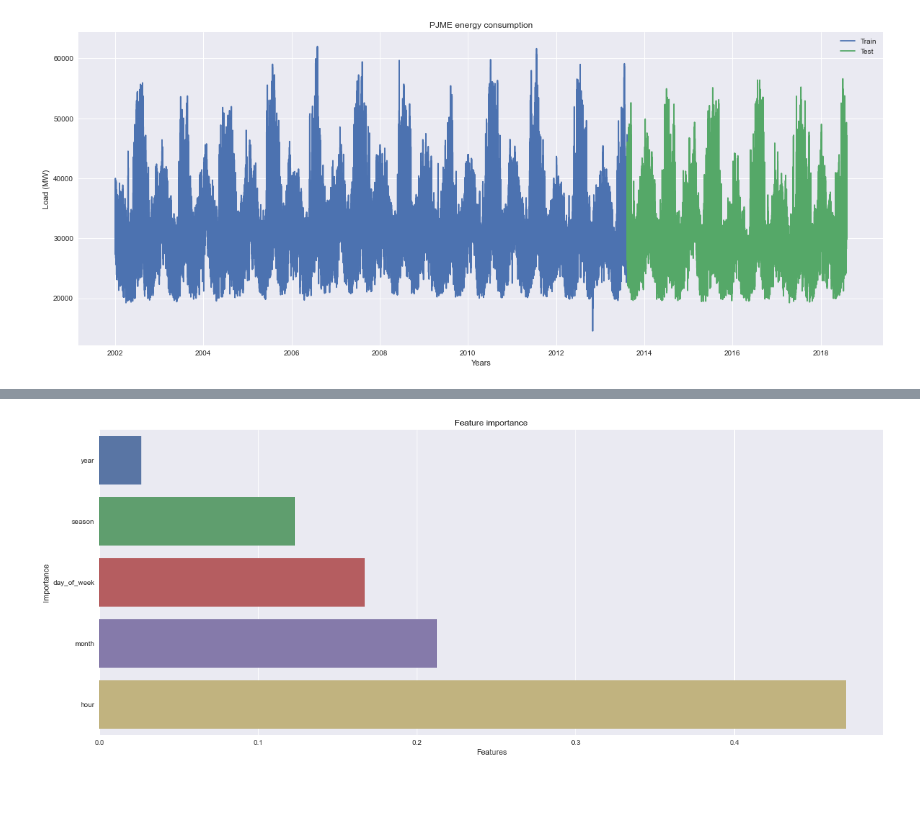
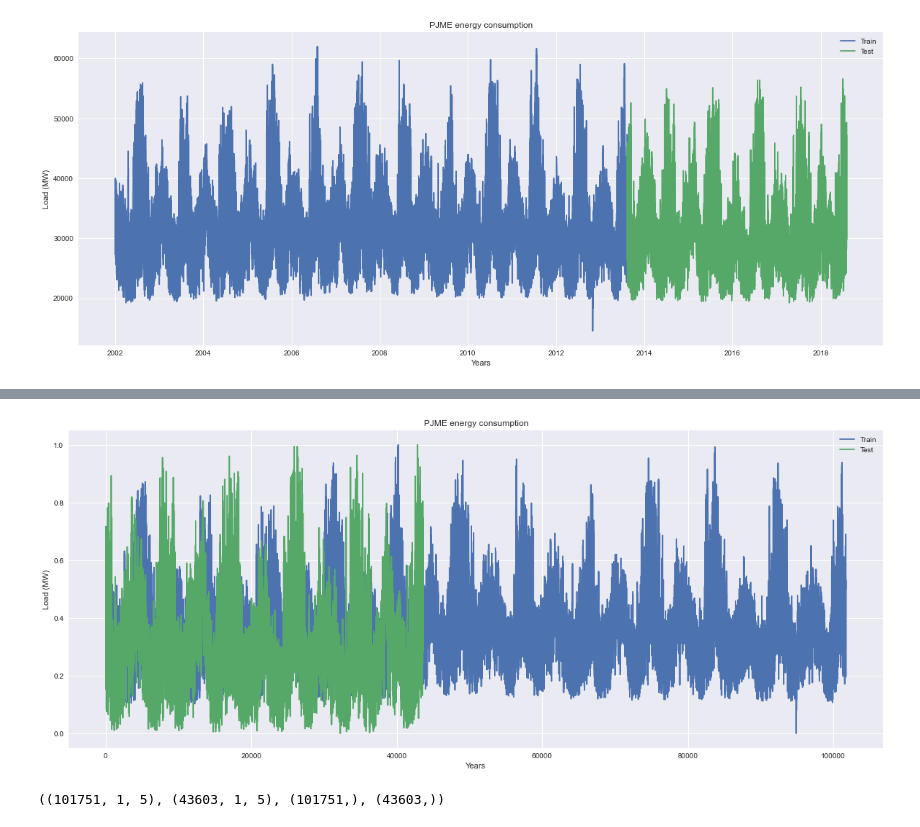
Before and after one commit to raid-teyar/EneregyConsumption, a Jupyter notebook: energy_consumption.ipynb, the cells around one changed output, grey strips where cells are left out. Drawn from its saved outputs; the diff is of its cells as text; code cells hidden in the pictures; blank space fills up the shorter version.

```diff
--- a/energy_consumption.ipynb
+++ b/energy_consumption.ipynb
@@ -223,16 +215,3 @@ plt.legend()
 plt.show()
 # %% [output]
 [figure]
-# %%
-train = split_df_features_for_modeling(train)
-test = split_df_features_for_modeling(test)
-
-# assigning input and output variables
-x_train = train.drop('PJME', axis=1)
-y_train = train['PJME']
-
-x_test = test.drop('PJME', axis=1)
-y_test = test['PJME']
-
-
-x_train.head()
@@ -286,12 +218,27 @@ XGBRegressor(base_score=0.5, booster='gbtree', callbacks=None,
-# %%
-# plot the feature importance with good looking graph sns sorted by importance
-plt.figure(figsize=(20, 8))
-# soting the features by importance
-sorted_idx = model.feature_importances_.argsort()
-sns.barplot(x=model.feature_importances_[sorted_idx], y=x_train.columns[sorted_idx])
-plt.xlabel('Features')
-plt.ylabel('Importance')
-plt.title('Feature importance')
-plt.show()
-# %% [output]
-[figure, removed]
+# %%
+from sklearn.preprocessing import MinMaxScaler
+
+# a function to normalize the data
+def normalize_data(df):
+    scaler = MinMaxScaler()
+    temp = df.values
+    temp = temp.astype('float32')
+    df = scaler.fit_transform(temp)
+    return df
+
+
+
+train = normalize_data(train)
+test = normalize_data(test)
+# %%
+# plotting the normalized data
+plt.figure(figsize=(20, 8))
+plt.plot(train, label='Train')
+plt.plot(test, label='Test')
+plt.xlabel('Years')
+plt.ylabel('Load (MW)')
+plt.title('PJME energy consumption')
+plt.legend()
+plt.show()
+# %% [output]
+[figure, added]
@@ -297,0 +259,12 @@ plt.show()
+# %%
+# reshaping the input to be used by the LSTMs model
+# The LSTM network expects the input data (X) to be provided with a specific array structure in the form of: [samples, time steps, features].
+# Currently, the data is in the form: [samples, features].
+# Using numpy.reshape() to transform the input data into the right structure [samples, time steps, features].
+
+x_train = np.reshape(x_train, (x_train.shape[0], 1, x_train.shape[1]))
+x_test = np.reshape(x_test, (x_test.shape[0], 1, x_test.shape[1]))
+
+x_train.shape, x_test.shape, y_train.shape, y_test.shape
+# %% [output]
+((101751, 1, 5), (43603, 1, 5), (101751,), (43603,))
```
Also changed, not shown: parts of 18 cells of this notebook, 1 other file.
